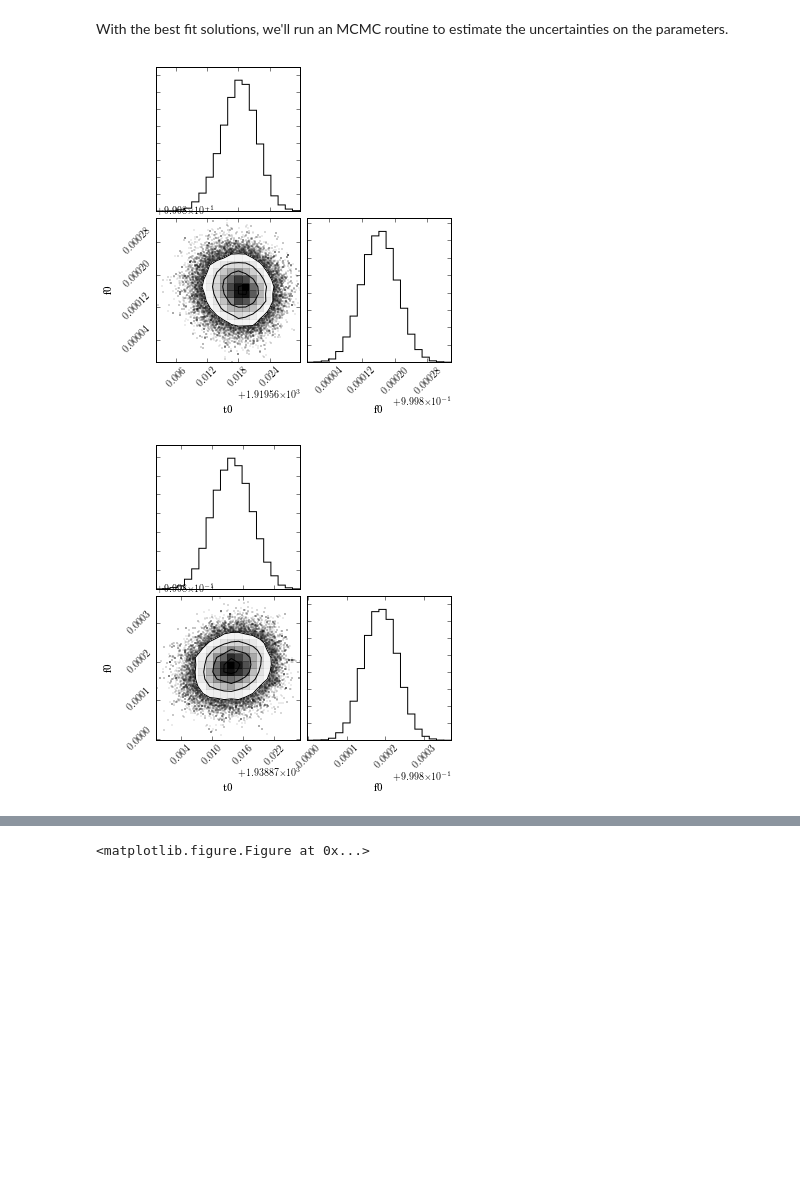
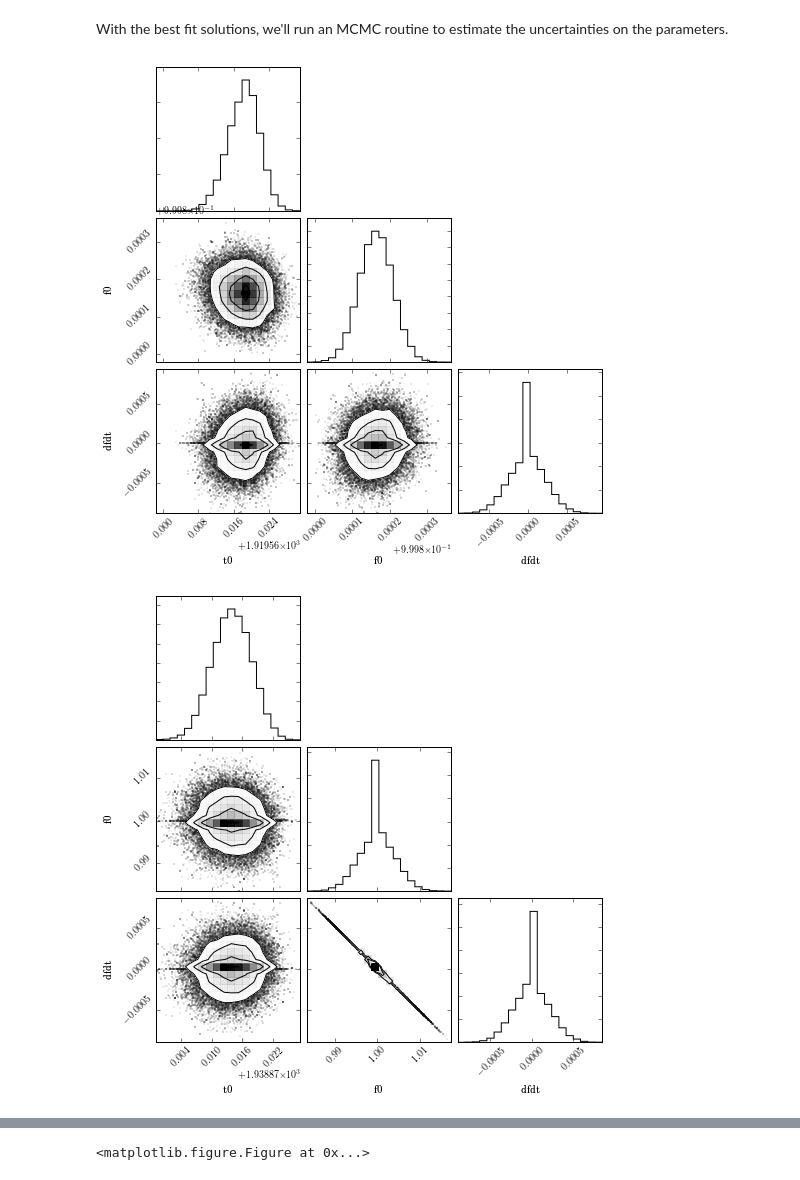
Before and after one commit to sanchisojeda/Transit-Analysis, a Jupyter notebook: LCAnalysis_5.ipynb, the cells around one changed output, grey strips where cells are left out. Saved outputs shown, nothing was run; the diff lists cells and outputs as text; code cells hidden in the pictures; blank space fills up the shorter version.

```diff
--- a/LCAnalysis_5.ipynb
+++ b/LCAnalysis_5.ipynb
@@ -228,7 +228,8 @@ Calculates the log of the likelihood of the transit model being the right model
 # %%
-def lnlike(theta, timeLC, fluxLC, errorLC, allfixed):
-    pt0_i, f0_i = theta
-    period, ecc,mass, masserr, radius, radiuserr, diffLD, tKep, depth_ml, b_ml, sigma_ml, sumLD_ml, mass_ml, radius_ml, dfdt_ml = allfixed
+import transit
+def lnlike(theta, numTrans, timeLC, fluxLC, errorLC, allfixed):
+    pt0_i, f0_i, dfdt_i = theta
+    period, ecc,mass, masserr, radius, radiuserr, diffLD, tKep, depth_ml, b_ml, sigma_ml, sumLD_ml, mass_ml, radius_ml = allfixed
 
     u1 = 0.5*(sumLD_ml+diffLD)
     u2 = sumLD_ml-u1
@@ -240,20 +241,21 @@ def lnlike(theta, timeLC, fluxLC, errorLC, allfixed):
     inv_sigma2 = 1.0/(errorLC**2 + sigma_ml**2)
 
     ftheo = s.light_curve(timeLC, texp=tKep, tol=1e-08, maxdepth=4)
-    ftheo = ftheo-1+f0_i+ dfdt_ml*(timeLC-t0) #We have taken into account dfdt_ml here.
+    ftheo = ftheo-1+f0_i+ dfdt_i*(timeLC-t0)
 
     return -0.5*(np.sum((fluxLC-ftheo)**2*inv_sigma2 - np.log(inv_sigma2)) + ((mass_ml-mass)/masserr)**2
             + ((radius_ml-radius)/radiuserr)**2)
 # %%
 def optim (transitNum, timeLC, fluxLC, errorLC, allfixed):
     n3 = lambda *args: -lnlike(*args)
-    result = op.minimize(n3, [transits[transitNum], 1.0], args=(t_i, corFlux_i, errorLC, allfixed), options={'disp': True}, method='Nelder-Mead')
-    t0_fit, f0_fit = result["x"]
-    return (t0_fit, f0_fit)
+    result = op.minimize(n3,[transits[transitNum], 1.0, dfdt_ml[transitNum]], args=(transitNum, t_i, corFlux_i, errorLC, allfixed), options={'disp': True}, method='Nelder-Mead')
+    t0_fit, f0_fit, dfdt_fit = result["x"]
+    return (t0_fit, f0_fit, dfdt_fit)
 # %%
 corFlux=fluxTrans
 t0fit=[]
 f0fit=[]
+dfdtfit=[]
 for i in range(len(transits)):
     transitBool=(flag==i)
     outsideBool=(np.abs(dt)>=rangeTransit) & (flag==i)
@@ -265,8 +267,9 @@ for i in range(len(transits)):
     t_i=timeTrans[transitBool] # timeTrans for transit i
     corFlux_i=corFlux[transitBool] #corrected flux for transit i.
 
-    aux1, aux2 = optim(i, t_i, corFlux_i, errorLC, allfixed)
+    aux1, aux2, aux3 = optim(i, t_i, corFlux_i, errorLC, allfixed)
     t0fit.append(aux1)
     f0fit.append(aux2)
+    dfdtfit.append(aux3)
 # %% [output]
 Optimization terminated successfully.
@@ -323,42 +330,45 @@ plt.savefig('transitFits_5.png')
 # %% [markdown]
 With the best fit solutions, we'll run an MCMC routine to estimate the uncertainties on the parameters.
 # %%
-ndim, nwalkers = 2, 100 # 1 dimension because we're only fitting 2 parameter.
+ndim, nwalkers = 3, 100 # 3 dimensions because we're fitting 3 parameters.
 steps = 1000
 
 t0fit_mcmc=np.zeros((len(transits),3))
 f0fit_mcmc=np.zeros((len(transits),3))
+dfdtfit_mcmc=np.zeros((len(transits),3))
 '''
     Each row corresponds to a specific transit (row 1 = transit 1, etc.).
     Column 1 = Best estimate.
     Column 2 = Upper error.
     Column 3 = Lower error
 '''
 
-# For t0
 fig = plt.figure(7)
 for i in range(len(transits)):
-    pos = [[t0fit[i], f0fit[i]]*(1+1e-5*np.random.randn(ndim)) for j in range(nwalkers)]
-    sampler = emcee.EnsembleSampler(nwalkers, ndim, lnlike, args=(timeTrans[flag==i], corFlux[flag==i], errorLC, allfixed))
+    pos = [[t0fit[i], f0fit[i], dfdtfit[i]]*(1+1e-5*np.random.randn(ndim)) for j in range(nwalkers)]
+    sampler = emcee.EnsembleSampler(nwalkers, ndim, lnlike, args=(i, timeTrans[flag==i], corFlux[flag==i], errorLC, allfixed))
     sampler.run_mcmc(pos, steps)
     samples = sampler.chain[:, 50:, :].reshape((-1, ndim))
 
-    fig = triangle.corner(samples, labels=["t0","f0"])
+    fig = triangle.corner(samples, labels=["t0","f0","dfdt"])
 
     v1 = np.percentile(samples[:,0], [15.84, 50, 84.16], axis=0)
     t0fit_mcmc[i,0] = v1[1] # 3rd value is the best estimate for t0 (it falls at the center)
     t0fit_mcmc[i,1] = v1[2]-v1[1] #+ Error of t0
     t0fit_mcmc[i,2] = v1[1]-v1[0] #- Error of t0
 
     v2 = np.percentile(samples[:,1], [15.84, 50, 84.16], axis=0)
-    f0fit_mcmc[i,0] = v2[1] # 3rd value is the best estimate for f0 (it falls at the center)
+    f0fit_mcmc[i,0] = v2[1] # 3rd value is the best estimate for f0
     f0fit_mcmc[i,1] = v2[2]-v2[1] #+ Error of f0
     f0fit_mcmc[i,2] = v2[1]-v2[0] #- Error of f0
 
+    v3 = np.percentile(samples[:,2],[15.84, 50, 84.16], axis=0)
+    dfdtfit_mcmc[i,0] = v2[1] # 3rd value is the best estimate for df/dt
+    dfdtfit_mcmc[i,1] = v2[2]-v2[1] #+ Error of df/dt
+    dfdtfit_mcmc[i,2] = v2[1]-v2[0] #- Error of df/dt
+
     name = 'Version5_triangles %d' % (i+1)
     plt.savefig(name)
-
-#plt.savefig('triangles.png')
 # %% [output]
-[figure, old version]
+[figure, new version]
-[figure, old version]
+[figure, new version]
```
Also changed, not shown: parts of 15 cells of this notebook.
